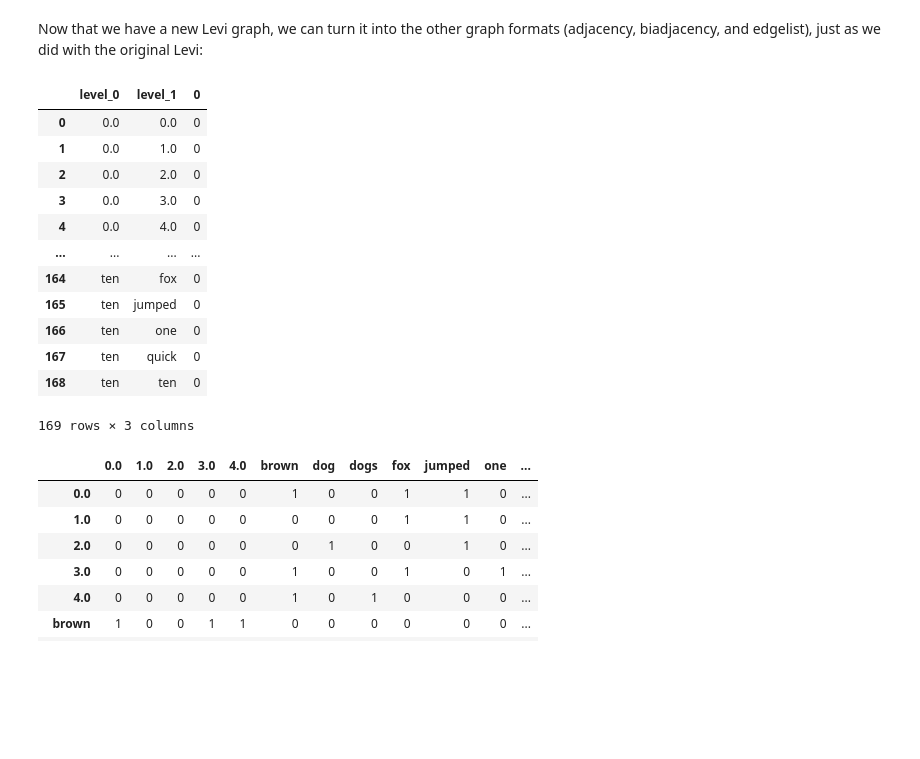
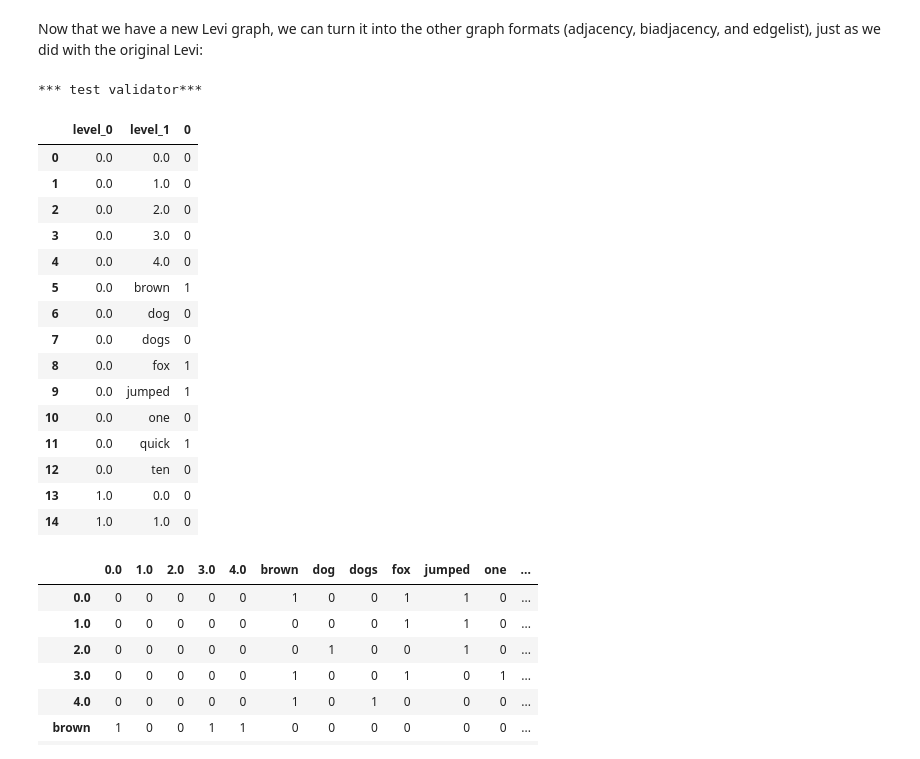
Before and after one commit to usnistgov/grabble, a Jupyter notebook: notebooks/python_decorator.ipynb, the cells around one changed output. Drawn from its saved outputs; the diff is of its cells as text; code cells hidden in the pictures; blank space fills up the shorter version.

```diff
--- a/notebooks/python_decorator.ipynb
+++ b/notebooks/python_decorator.ipynb
@@ -310,21 +318,25 @@ Name: flag, dtype: object
 Now that we have a new Levi graph, we can turn it into the other graph formats (adjacency, biadjacency, and edgelist), just as we did with the original Levi:
 # %%
 new_levi_edgelist = new_levi.levi.to_edgelist()
-new_levi_edgelist
+new_levi_edgelist.head(15)
 # %% [output]
+*** test validator***
 |  | level_0 | level_1 | 0 |
 | 0 | 0.0 | 0.0 | 0 |
 | 1 | 0.0 | 1.0 | 0 |
 | 2 | 0.0 | 2.0 | 0 |
 | 3 | 0.0 | 3.0 | 0 |
 | 4 | 0.0 | 4.0 | 0 |
-| ... | ... | ... | ... |
-| 164 | ten | fox | 0 |
-| 165 | ten | jumped | 0 |
-| 166 | ten | one | 0 |
-| 167 | ten | quick | 0 |
-| 168 | ten | ten | 0 |
+| 5 | 0.0 | brown | 1 |
+| 6 | 0.0 | dog | 0 |
+| 7 | 0.0 | dogs | 0 |
+| 8 | 0.0 | fox | 1 |
+| 9 | 0.0 | jumped | 1 |
+| 10 | 0.0 | one | 0 |
+| 11 | 0.0 | quick | 1 |
+| 12 | 0.0 | ten | 0 |
+| 13 | 1.0 | 0.0 | 0 |
+| 14 | 1.0 | 1.0 | 0 |
-169 rows × 3 columns
 # %%
 new_levi_adjacency = new_levi.levi.to_adjacency(
     level_0="index", level_1="level_0")
```
Also changed, not shown: parts of 25 cells of this notebook.
